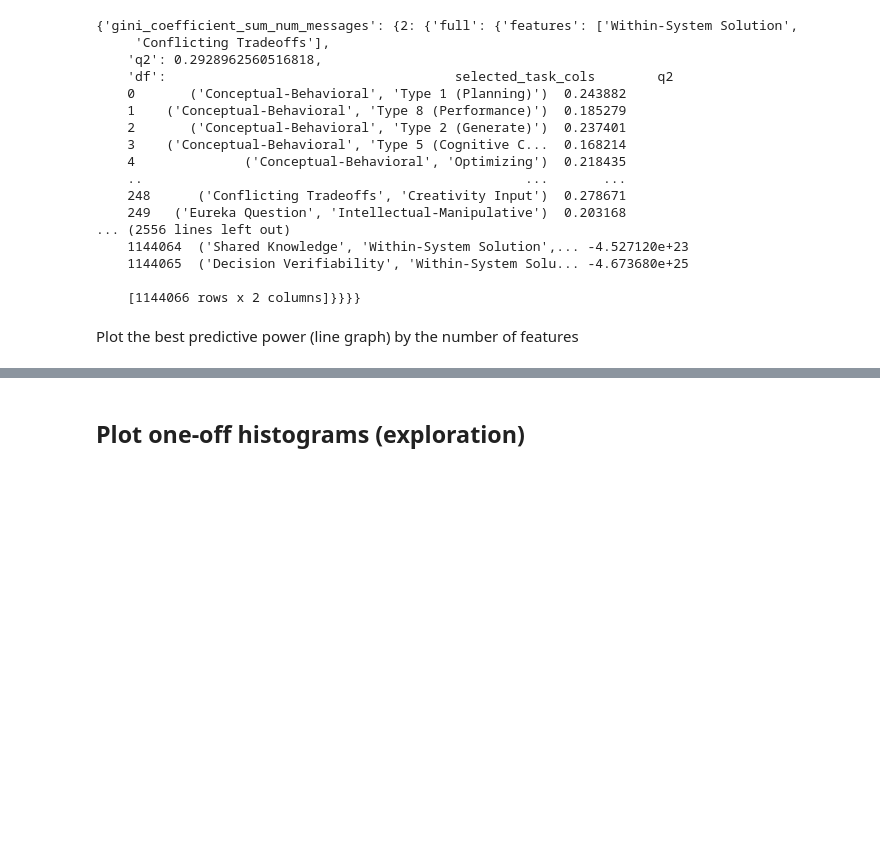
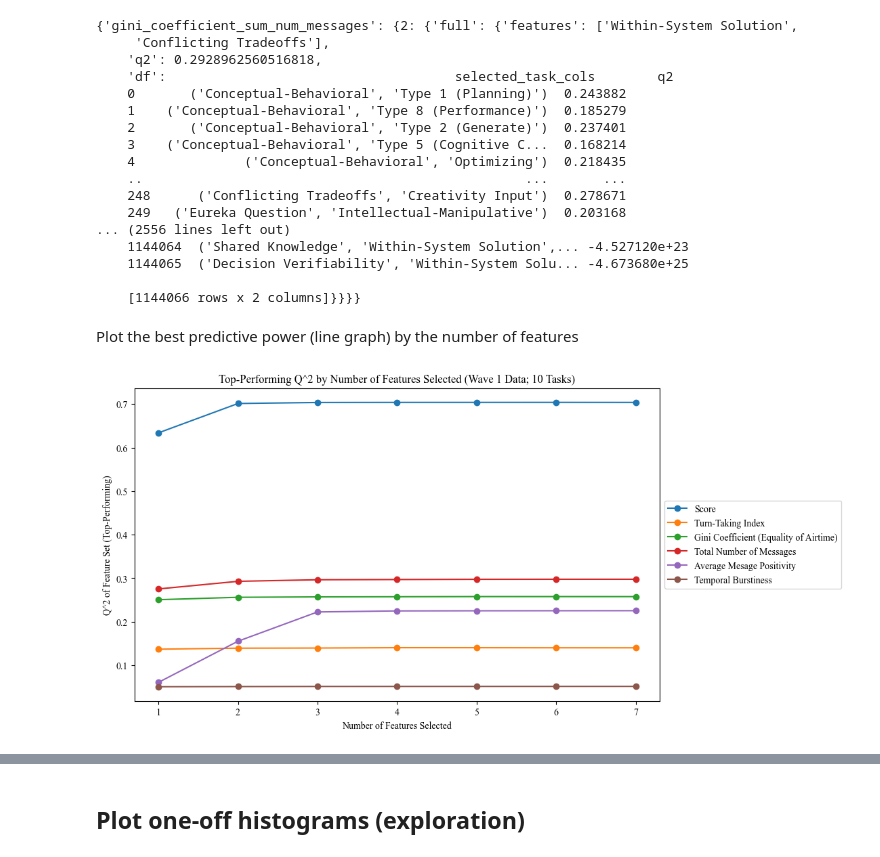
Before and after one commit to xehu/tpm-horse-race-modeling, a Jupyter notebook: task_map_explorations_with_multitask/empirical_experiment_visuals.ipynb, the cells around one changed output, grey strips where cells are left out. Cells and saved outputs as stored; diff of their text form; code cells hidden in the pictures; blank space fills up the shorter version.

```diff
--- a/task_map_explorations_with_multitask/empirical_experiment_visuals.ipynb
+++ b/task_map_explorations_with_multitask/empirical_experiment_visuals.ipynb
@@ -840,3 +933,12 @@ Plot the best predictive power (line graph) by the number of features
 #     plt.xlabel("Number of Features Selected")
 #     plt.ylabel("Q^2 of Top-Performing Feature Set")
 #     plt.show()
+# %%
+dv_mapping = {
+    "score": "Score",
+    "turn_taking_index": "Turn-Taking Index",
+    "gini_coefficient_sum_num_messages": "Gini Coefficient (Equality of Airtime)",
+    "sum_num_messages": "Total Number of Messages",
+    "average_positive_bert": "Average Mesage Positivity",
+    "team_burstiness": "Temporal Burstiness"
+}
@@ -843,5 +947,8 @@ Plot the best predictive power (line graph) by the number of features
 # %%
-def plot_model_performance(dataset = "full", center = "mean", ci = 95):
+def plot_model_performance(dataset = "full", center = "mean", ci = 95, max_num_features = len(top_features_dict[dv].keys())):
+
+    # range(1, n) goes from 1 to n, exclusive of n, so we need to add 1
+    max_num_features = max_num_features+1
 
     # Determine which dataset to use
     assert(dataset in {'wave1', 'full'})
@@ -859,26 +966,31 @@ def plot_model_performance(dataset = "full", center = "mean", ci = 95):
         # Determine what we want to plot
         if center == "mean":
             title_prepend = "Mean"
-            center_to_plot = [np.mean(top_features_dict[dv][i][dataset]['df']['q2']) for i in range(1, len(top_features_dict[dv].keys())+1)]
+            center_to_plot = [np.mean(top_features_dict[dv][i][dataset]['df']['q2']) for i in range(1, max_num_features)]
         elif center == "median":
             title_prepend = "Median"
-            center_to_plot = [np.median(top_features_dict[dv][i][dataset]['df']['q2']) for i in range(1, len(top_features_dict[dv].keys())+1)]
+            center_to_plot = [np.median(top_features_dict[dv][i][dataset]['df']['q2']) for i in range(1, max_num_features)]
         elif center == "max":
             title_prepend = "Top-Performing"
-            center_to_plot = [top_features_dict[dv][i][dataset]['q2'] for i in range(1, len(top_features_dict[dv].keys())+1)]
+            center_to_plot = [top_features_dict[dv][i][dataset]['q2'] for i in range(1, max_num_features)]
 
         # Calculate the 95% CI
-        lower_bound = [np.percentile(top_features_dict[dv][i][dataset]['df']['q2'], (100-ci)/2) for i in range(1, len(top_features_dict[dv].keys())+1)]
-        upper_bound = [np.percentile(top_features_dict[dv][i][dataset]['df']['q2'], 100-(100-ci)/2) for i in range(1, len(top_features_dict[dv].keys())+1)]
+        lower_bound = [np.percentile(top_features_dict[dv][i][dataset]['df']['q2'], (100-ci)/2) for i in range(1, max_num_features)]
+        upper_bound = [np.percentile(top_features_dict[dv][i][dataset]['df']['q2'], 100-(100-ci)/2) for i in range(1, max_num_features)]
 
         # Plot the 95% CI shaded around the median
         if center != "max":
-            plt.fill_between(range(1, len(top_features_dict[dv].keys())+1), lower_bound, upper_bound, alpha=0.1)
+            plt.fill_between(range(1, max_num_features), lower_bound, upper_bound, alpha=0.1)
 
-        plt.plot(range(1, len(top_features_dict[dv].keys())+1), center_to_plot, marker='o', label=dv)
+        plt.plot(range(1, max_num_features), center_to_plot, marker='o', label=dv_mapping[dv])
 
+    plt.xticks(range(1, max_num_features))
     plt.title(title_prepend + " Q^2 by Number of Features Selected " + title_append)
     plt.xlabel("Number of Features Selected")
     plt.ylabel("Q^2 of Feature Set (" + title_prepend + ")")
     plt.legend(loc='center left', bbox_to_anchor=(1, 0.5))
     plt.show()
+# %%
+plot_model_performance(dataset = "wave1", center = "max", ci = 95, max_num_features=7)
+# %% [output]
+[figure, added]
```
Also changed, not shown: parts of 27 cells of this notebook, 4 other files.
